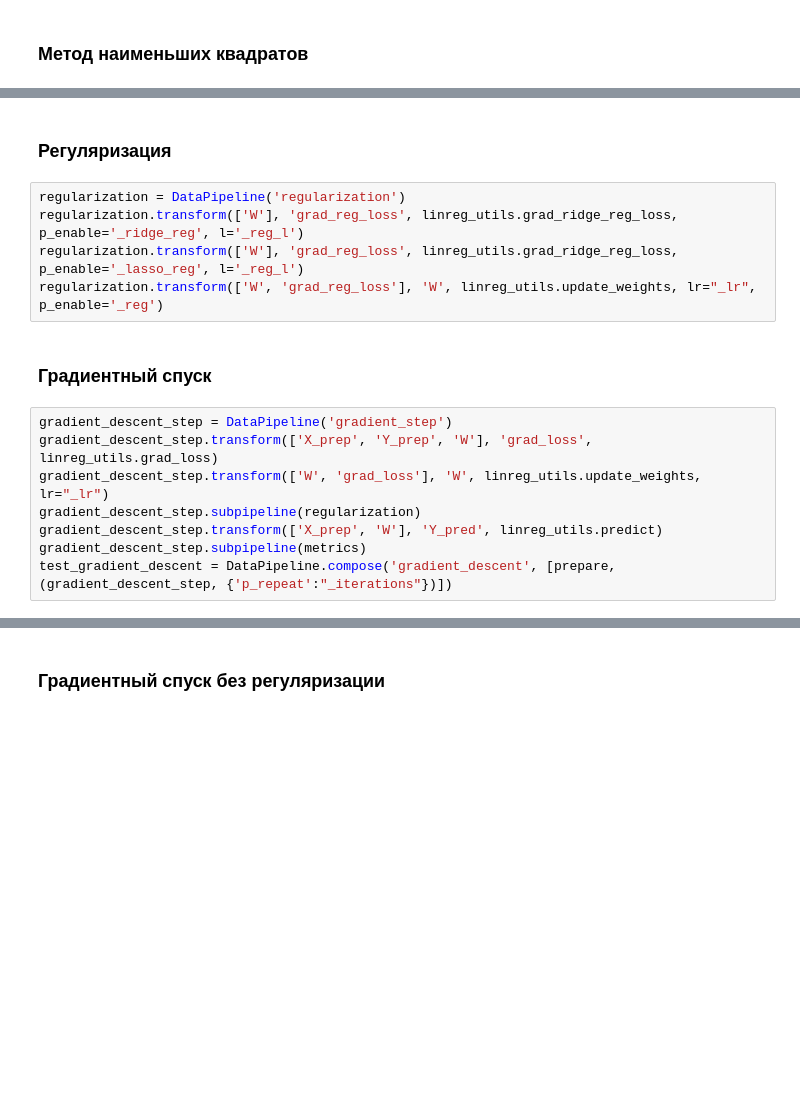
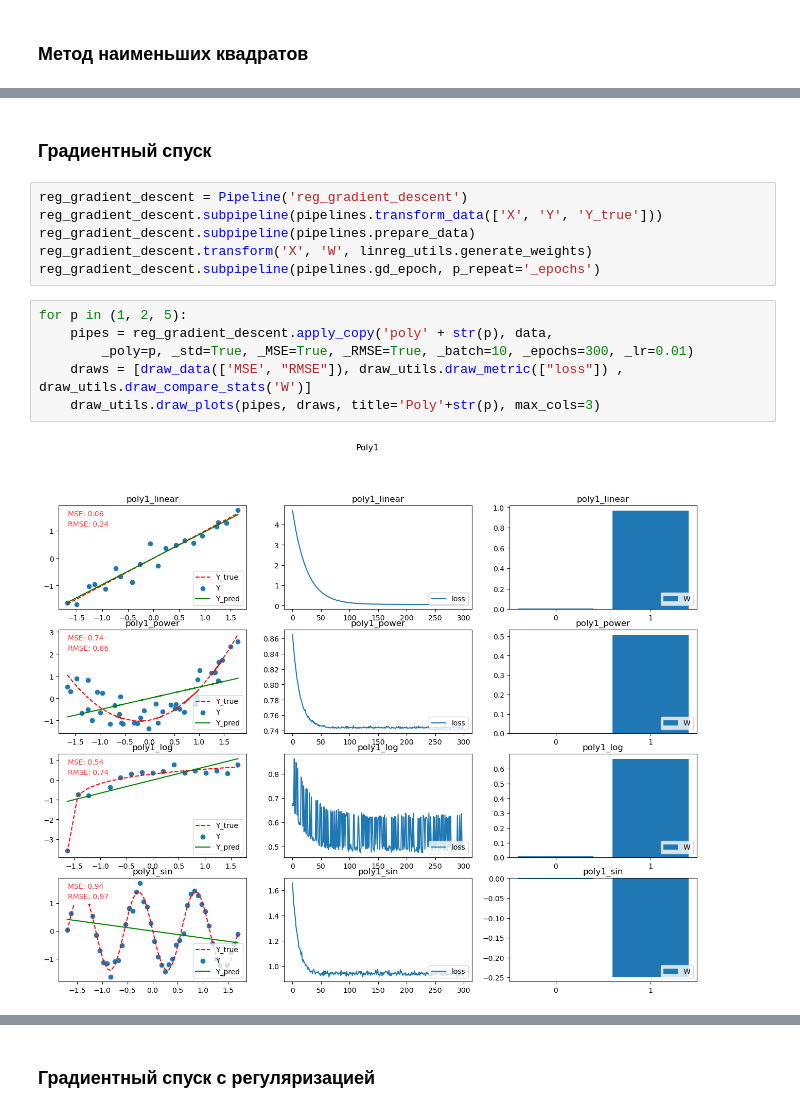
Before and after one commit to BinaryCat17/innopolis_course, a Jupyter notebook: homework2_synt.ipynb, the cells around one changed output, grey strips where cells are left out. Cells and saved outputs as stored; diff of their text form; blank space fills up the shorter version.

```diff
--- a/homework2_synt.ipynb
+++ b/homework2_synt.ipynb
@@ -93,17 +73,16 @@ for p in (1, 2, 5, 10):
-# %% [markdown]
-### Регуляризация
-# %%
-regularization = DataPipeline('regularization')
-regularization.transform(['W'], 'grad_reg_loss', linreg_utils.grad_ridge_reg_loss, p_enable='_ridge_reg', l='_reg_l')
-regularization.transform(['W'], 'grad_reg_loss', linreg_utils.grad_ridge_reg_loss, p_enable='_lasso_reg', l='_reg_l')
-regularization.transform(['W', 'grad_reg_loss'], 'W', linreg_utils.update_weights, lr="_lr", p_enable='_reg')
 # %% [markdown]
 ### Градиентный спуск
-# %%
-gradient_descent_step = DataPipeline('gradient_step')
-gradient_descent_step.transform(['X_prep', 'Y_prep', 'W'], 'grad_loss', linreg_utils.grad_loss)
-gradient_descent_step.transform(['W', 'grad_loss'], 'W', linreg_utils.update_weights, lr="_lr")
-gradient_descent_step.subpipeline(regularization)
-gradient_descent_step.transform(['X_prep', 'W'], 'Y_pred', linreg_utils.predict)
-gradient_descent_step.subpipeline(metrics)
-test_gradient_descent = DataPipeline.compose('gradient_descent', [prepare, (gradient_descent_step, {'p_repeat':"_iterations"})])
+# %%
+reg_gradient_descent = Pipeline('reg_gradient_descent')
+reg_gradient_descent.subpipeline(pipelines.transform_data(['X', 'Y', 'Y_true']))
+reg_gradient_descent.subpipeline(pipelines.prepare_data)
+reg_gradient_descent.transform('X', 'W', linreg_utils.generate_weights)
+reg_gradient_descent.subpipeline(pipelines.gd_epoch, p_repeat='_epochs')
+# %%
+for p in (1, 2, 5):
+    pipes = reg_gradient_descent.apply_copy('poly' + str(p), data,
+        _poly=p, _std=True, _MSE=True, _RMSE=True, _batch=10, _epochs=300, _lr=0.01)
+    draws = [draw_data(['MSE', "RMSE"]), draw_utils.draw_metric(["loss"]) , draw_utils.draw_compare_stats('W')]
+    draw_utils.draw_plots(pipes, draws, title='Poly'+str(p), max_cols=3)
+# %% [output]
+[figure, added]
@@ -110,2 +91,2 @@ test_gradient_descent = DataPipeline.compose('gradient_descent', [prepare, (grad
 # %% [markdown]
-### Градиентный спуск без регуляризации
+### Градиентный спуск с регуляризацией
```
Also changed, not shown: parts of 18 cells of this notebook, 8 other files.
